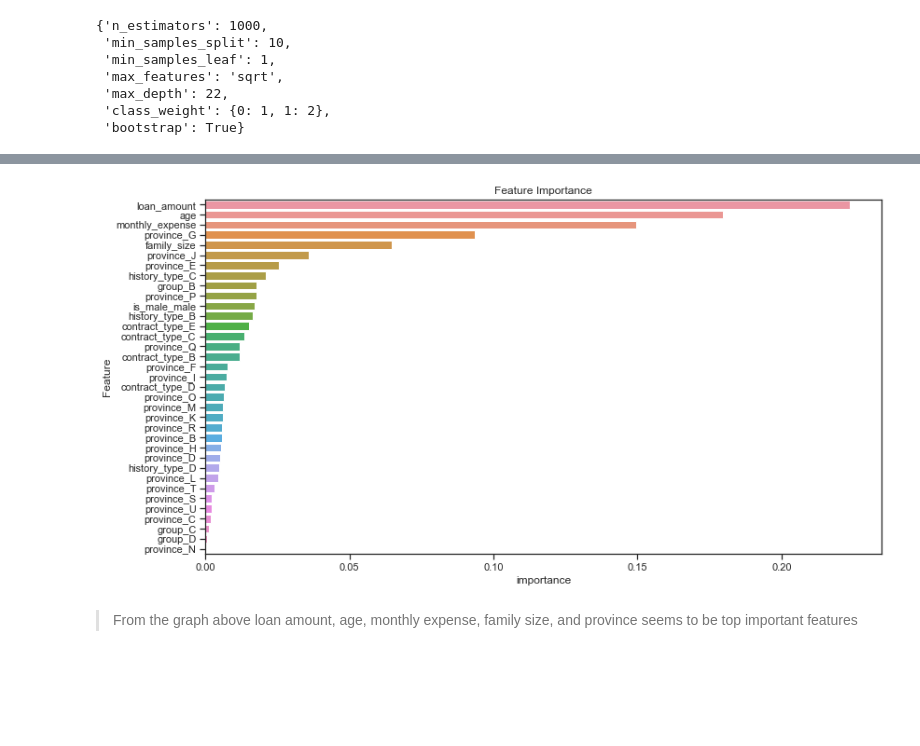
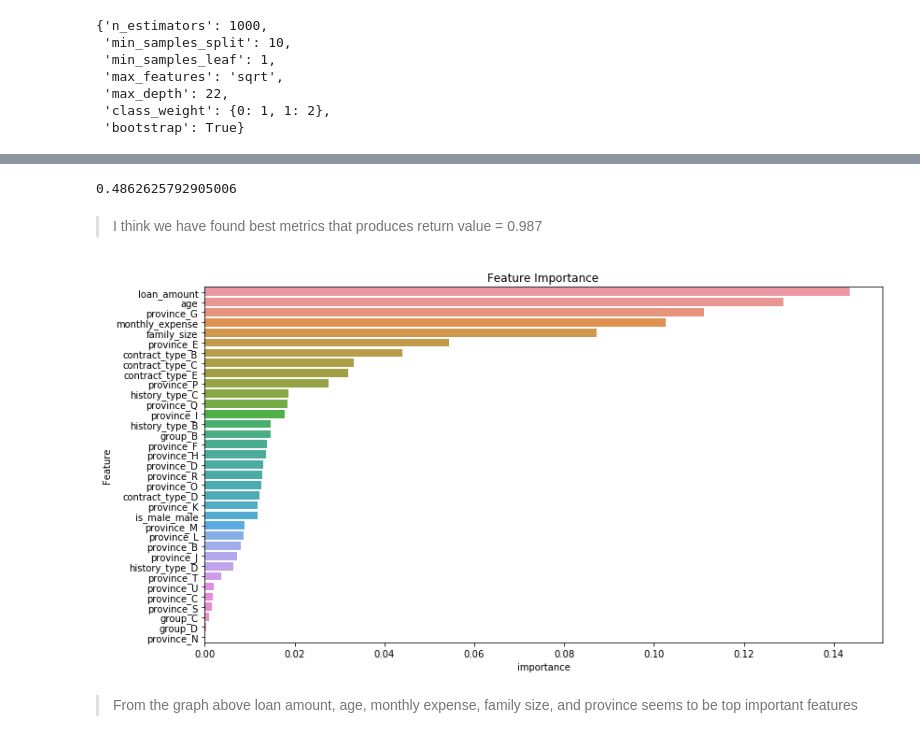
Before and after one commit to alvinhizra9/Final_Project_JCDS02_PurwadhikaBDG, a Jupyter notebook: final_project.ipynb, the cells around one changed output, grey strips where cells are left out. Drawn from its saved outputs; the diff is of its cells as text; code cells hidden in the pictures; blank space fills up the shorter version.

```diff
--- a/final_project.ipynb
+++ b/final_project.ipynb
@@ -696,5 +781,0 @@ plt.show()
-# %%
-rfc = RandomForestClassifier(random_state=101,max_depth=22,n_estimators=1000,min_samples_split=10,min_samples_leaf=1,
-                            max_features='sqrt',bootstrap=True,class_weight={0:1,1:2.2})
-rfc.fit(X_train,y_train)
-print(classification_report(y_train,rfc.predict(X_train)))
@@ -723,18 +812,22 @@ weighted avg       0.66      0.61      0.63     23797
 # %%
 from imblearn.over_sampling import SMOTE
 # %%
-f1_train = []
-f1_test = []
-rec_train = []
-rec_test = []
+f1_train_sm = []
+f1_test_sm = []
+rec_train_sm = []
+rec_test_sm = []
+returned_sm = []
 sm = SMOTE(random_state=101)
 X_sm, y_sm = sm.fit_sample(X_train,y_train)
 for item in models:
     model = item()
     model.fit(X_sm, y_sm)
-    f1_train.append(f1_score(y_train,model.predict(X_train),average='weighted'))
-    f1_test.append(f1_score(y_test,model.predict(X_test),average='weighted'))
-    rec_train.append(recall_score(y_train,model.predict(X_train),average=None)[1])
-    rec_test.append(recall_score(y_test,model.predict(X_test),average=None)[1])
-pd.DataFrame(zip(f1_train,rec_train,f1_test,rec_test),columns=['f1_score train','recall_1 train','f1_score test','recall_1 test'],index=model_name)
+    f1_train_sm.append(f1_score(y_train,model.predict(X_train),average='weighted'))
+    f1_test_sm.append(f1_score(y_test,model.predict(X_test),average='weighted'))
+    rec_train_sm.append(recall_score(y_train,model.predict(X_train),average=None)[1])
+    rec_test_sm.append(recall_score(y_test,model.predict(X_test),average=None)[1])
+    pred_sm = [1 if i > 0.5 else 0 for i in model.predict_proba(X_test)[:, 1]]
+    returned_sm.append((((recall_score(y_test,model.predict(X_test),average=None)[0])*n0*m0)+
+    ((1-(recall_score(y_test,model.predict(X_test),average=None)[1]))*n1*m1))/((pred_sm.count(0))*m0))
+pd.DataFrame(zip(f1_train_sm,rec_train_sm,f1_test_sm,rec_test_sm,returned_sm),columns=['f1_score train','recall_1 train','f1_score test','recall_1 test','benefit'],index=model_name)
 # %% [output]
@@ -751,7 +843,7 @@ pd.DataFrame(zip(f1_train,rec_train,f1_test,rec_test),columns=['f1_score train',
 # %%
-rfc = RandomForestClassifier(random_state=101)
-rfc.fit(X_sm, y_sm)
-print(classification_report(y_test,rfc.predict(X_test)))
+rfc2 = RandomForestClassifier(random_state=101)
+rfc2.fit(X_sm, y_sm)
+output_metric(rfc2)
 # %% [output]
               precision    recall  f1-score   support
 
@@ -816,10 +934,10 @@ rf_random.best_params_
  'class_weight': {0: 1, 1: 2},
  'bootstrap': True}
 # %%
-rfc = RandomForestClassifier(random_state=101,max_depth=22,n_estimators=1000,min_samples_split=10,min_samples_leaf=1,
+rfc3 = RandomForestClassifier(random_state=101,max_depth=22,n_estimators=1000,min_samples_split=10,min_samples_leaf=1,
                             max_features='sqrt',bootstrap=True,class_weight={0:1,1:2})
-rfc.fit(X_sm,y_sm)
-print(classification_report(y_test,rfc.predict(X_test)))
+rfc3.fit(X_sm,y_sm)
+output_metric(rfc3)
 # %% [output]
               precision    recall  f1-score   support
 
@@ -894,15 +976,18 @@ weighted avg       0.66      0.61      0.62     23797
+# %%
+best_thresh_sm1
+# %% [output]
+0.4862625792905006
+# %% [markdown]
+> I think we have found best metrics that produces return value = 0.987
 # %%
-rfc = RandomForestClassifier(random_state=101,max_depth=22,n_estimators=1000,min_samples_split=10,min_samples_leaf=1,
-                            max_features='sqrt',bootstrap=True,class_weight={0:1,1:2.2})
-rfc.fit(X_train,y_train)
 plt.figure(figsize=(13,7))
-importance = pd.DataFrame(rfc.feature_importances_, columns=['importance'])
+importance = pd.DataFrame(rfc3.feature_importances_, columns=['importance'])
 importance['Feature'] = X.columns
 sns.barplot(data=importance.sort_values(by=['importance'],ascending=False),x='importance',y='Feature')
 plt.title('Feature Importance')
 plt.show()
 # %% [output]
-[figure, old version]
+[figure, new version]
 # %% [markdown]
 > From the graph above loan amount, age, monthly expense, family size, and province seems to be top important features
 # %% [markdown]
```
Also changed, not shown: parts of 62 cells of this notebook.
